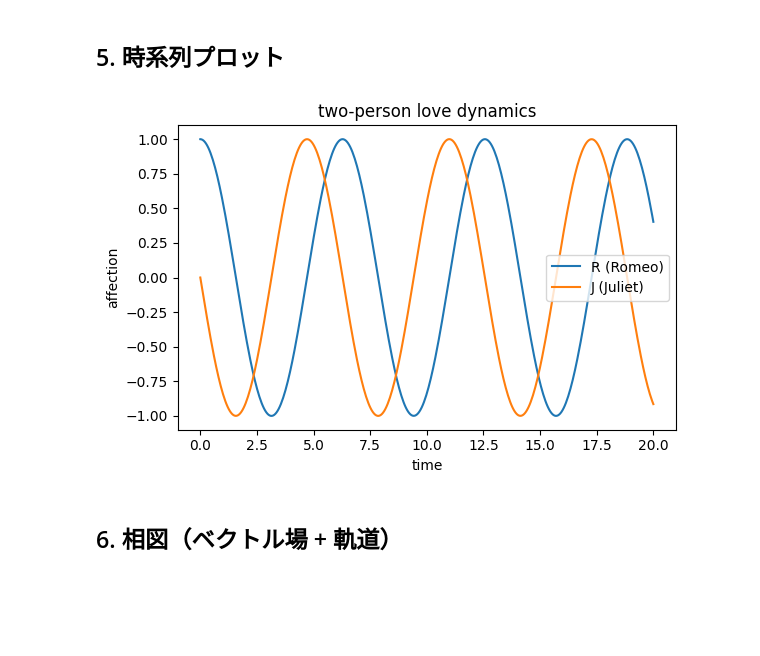
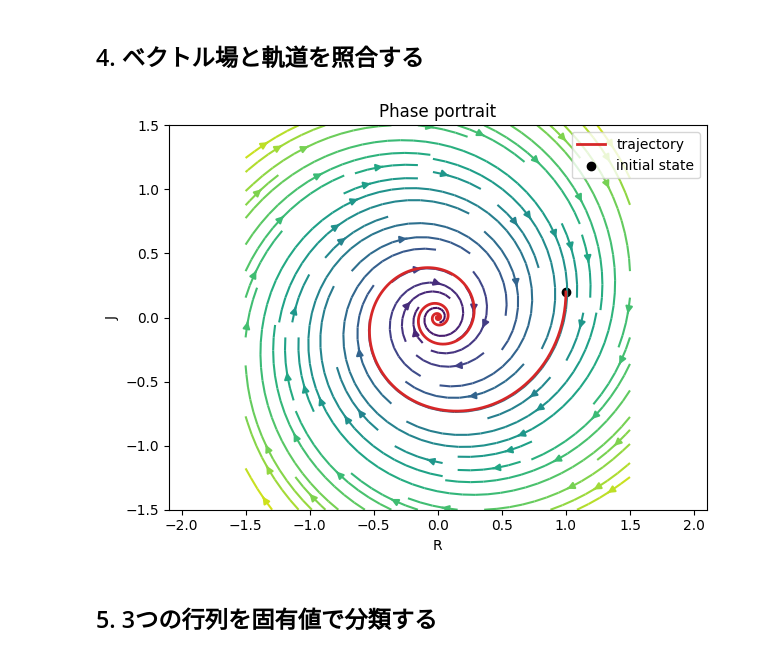
Before and after one commit to k16kgw/Seminar_text, a Jupyter notebook: notebooks/07_love_dynamics_two_person.ipynb, the cells around one changed output. Saved outputs shown, nothing was run; the diff lists cells and outputs as text; code cells hidden in the pictures; blank space fills up the shorter version.

```diff
--- a/notebooks/07_love_dynamics_two_person.ipynb
+++ b/notebooks/07_love_dynamics_two_person.ipynb
@@ -40,12 +51,17 @@ sol = solve_ivp(rhs, t_span, y0, args=(M,), t_eval=t_eval)
+# %% [markdown]
+## 4. ベクトル場と軌道を照合する
+# %%
+grid = np.linspace(-1.5, 1.5, 17)
+R, J = np.meshgrid(grid, grid)
+dR = M[0, 0]*R + M[0, 1]*J
+dJ = M[1, 0]*R + M[1, 1]*J
+speed = np.hypot(dR, dJ)
+plt.streamplot(R, J, dR, dJ, color=speed, cmap='viridis', density=1.0)
+plt.plot(solution.y[0], solution.y[1], color='tab:red', lw=2, label='trajectory')
+plt.scatter([x0[0]], [x0[1]], color='black', label='initial state')
+plt.xlabel('R'); plt.ylabel('J'); plt.title('Phase portrait')
+plt.axis('equal'); plt.legend(); plt.tight_layout(); plt.show()
+# %% [output]
+[figure, added]
 # %% [markdown]
-## 5. 時系列プロット
+## 5. 3つの行列を固有値で分類する
-# %%
-plt.figure(figsize=(6, 4))
-plt.plot(sol.t, sol.y[0], label='R (Romeo)')
-plt.plot(sol.t, sol.y[1], label='J (Juliet)')
-plt.xlabel('time'); plt.ylabel('affection'); plt.legend()
-plt.title('two-person love dynamics'); plt.tight_layout(); plt.show()
-# %% [output]
-[figure, removed]
-# %% [markdown]
-## 6. 相図（ベクトル場 + 軌道）
```
Also changed, not shown: parts of 17 cells of this notebook, 32 other files.
